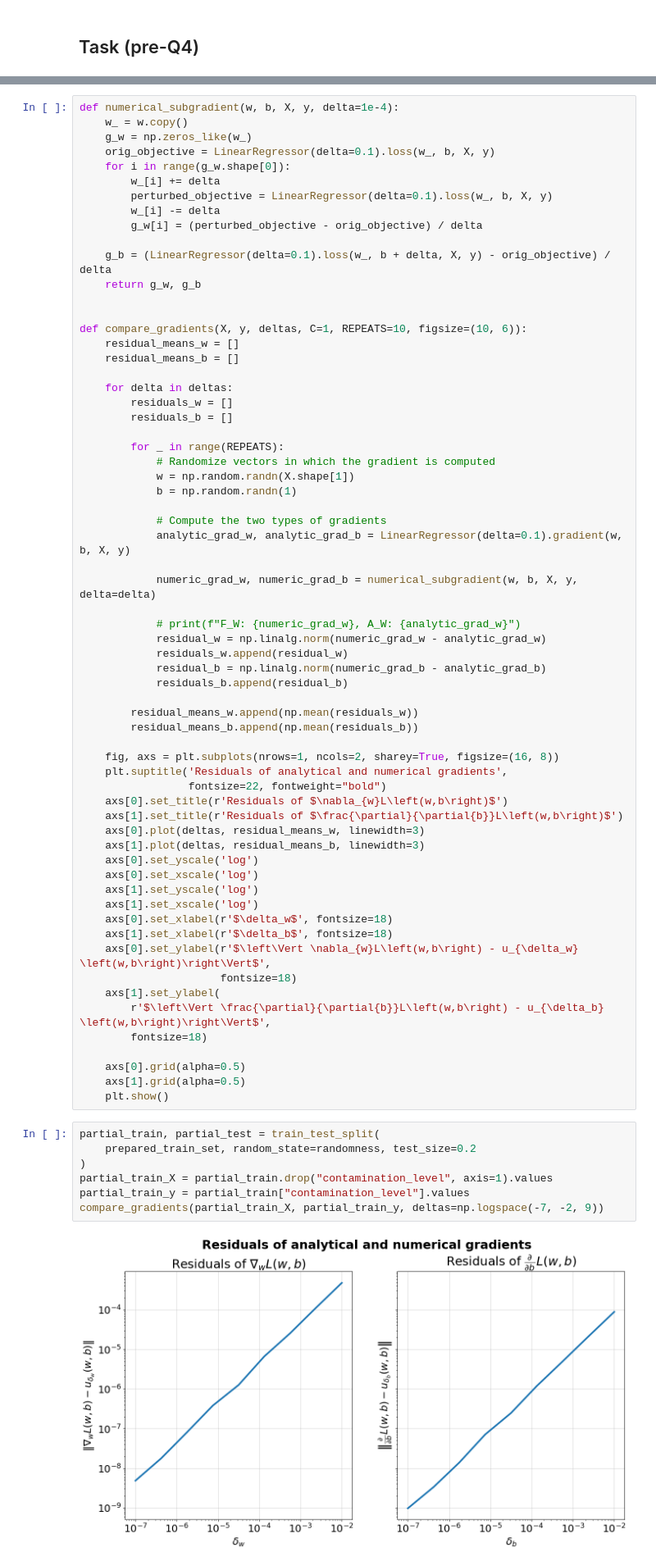
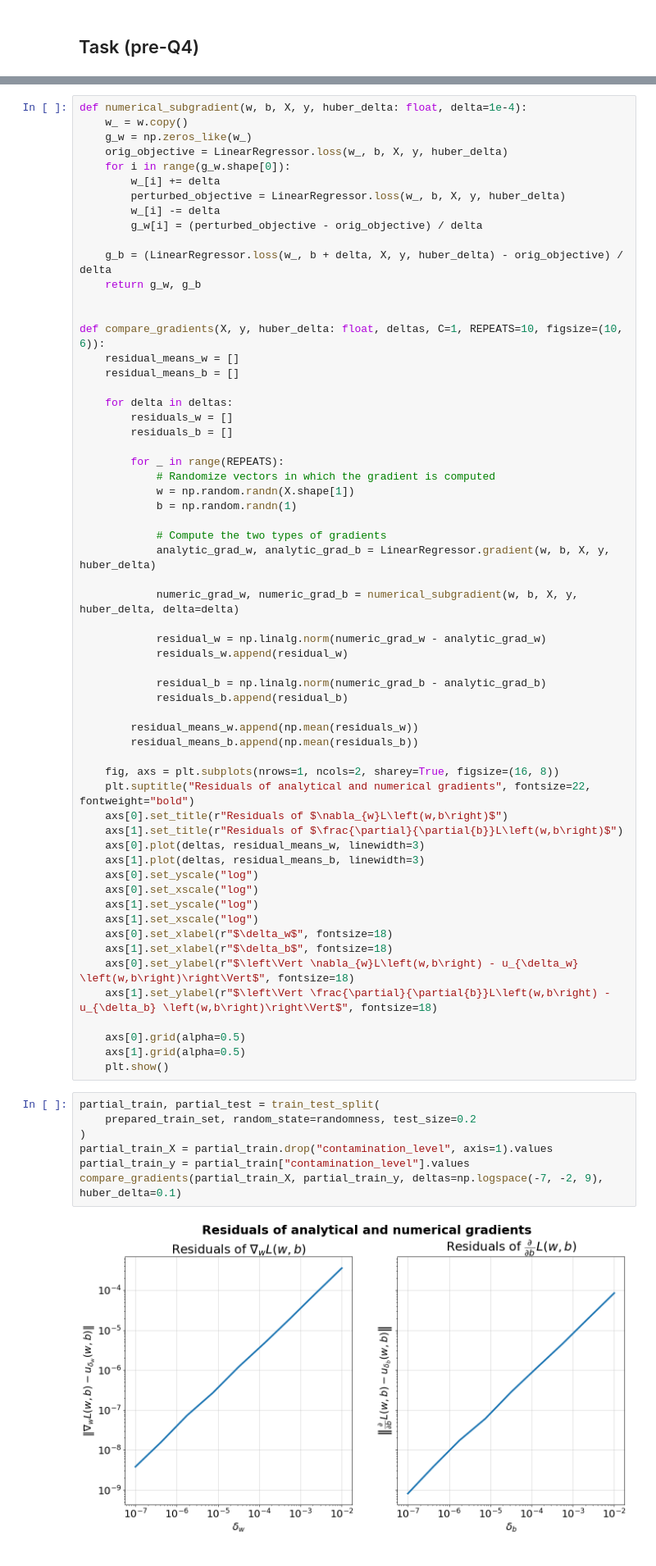
Before and after one commit to dgershko/iml_hw3, a Jupyter notebook: hw3.ipynb, the cells around one changed output, grey strips where cells are left out. Shown at 82% size. Saved outputs shown, nothing was run; the diff lists cells and outputs as text.

```diff
--- a/hw3.ipynb
+++ b/hw3.ipynb
@@ -202,21 +206,21 @@ class LinearRegressor(BaseEstimator, RegressorMixin):
 
         return y_pred
 # %%
-def numerical_subgradient(w, b, X, y, delta=1e-4):
+def numerical_subgradient(w, b, X, y, huber_delta: float, delta=1e-4):
     w_ = w.copy()
     g_w = np.zeros_like(w_)
-    orig_objective = LinearRegressor(delta=0.1).loss(w_, b, X, y)
+    orig_objective = LinearRegressor.loss(w_, b, X, y, huber_delta)
     for i in range(g_w.shape[0]):
         w_[i] += delta
-        perturbed_objective = LinearRegressor(delta=0.1).loss(w_, b, X, y)
+        perturbed_objective = LinearRegressor.loss(w_, b, X, y, huber_delta)
         w_[i] -= delta
         g_w[i] = (perturbed_objective - orig_objective) / delta
 
-    g_b = (LinearRegressor(delta=0.1).loss(w_, b + delta, X, y) - orig_objective) / delta
+    g_b = (LinearRegressor.loss(w_, b + delta, X, y, huber_delta) - orig_objective) / delta
     return g_w, g_b
 
 
-def compare_gradients(X, y, deltas, C=1, REPEATS=10, figsize=(10, 6)):
+def compare_gradients(X, y, huber_delta: float, deltas, C=1, REPEATS=10, figsize=(10, 6)):
     residual_means_w = []
     residual_means_b = []
 
@@ -230,13 +234,13 @@ def compare_gradients(X, y, deltas, C=1, REPEATS=10, figsize=(10, 6)):
             b = np.random.randn(1)
 
             # Compute the two types of gradients
-            analytic_grad_w, analytic_grad_b = LinearRegressor(delta=0.1).gradient(w, b, X, y)
+            analytic_grad_w, analytic_grad_b = LinearRegressor.gradient(w, b, X, y, huber_delta)
 
-            numeric_grad_w, numeric_grad_b = numerical_subgradient(w, b, X, y, delta=delta)
+            numeric_grad_w, numeric_grad_b = numerical_subgradient(w, b, X, y, huber_delta, delta=delta)
 
-            # print(f"F_W: {numeric_grad_w}, A_W: {analytic_grad_w}")
             residual_w = np.linalg.norm(numeric_grad_w - analytic_grad_w)
             residuals_w.append(residual_w)
+
             residual_b = np.linalg.norm(numeric_grad_b - analytic_grad_b)
             residuals_b.append(residual_b)
 
@@ -244,23 +248,19 @@ def compare_gradients(X, y, deltas, C=1, REPEATS=10, figsize=(10, 6)):
         residual_means_b.append(np.mean(residuals_b))
 
     fig, axs = plt.subplots(nrows=1, ncols=2, sharey=True, figsize=(16, 8))
-    plt.suptitle('Residuals of analytical and numerical gradients',
-                 fontsize=22, fontweight="bold")
-    axs[0].set_title(r'Residuals of $\nabla_{w}L\left(w,b\right)$')
-    axs[1].set_title(r'Residuals of $\frac{\partial}{\partial{b}}L\left(w,b\right)$')
+    plt.suptitle("Residuals of analytical and numerical gradients", fontsize=22, fontweight="bold")
+    axs[0].set_title(r"Residuals of $\nabla_{w}L\left(w,b\right)$")
+    axs[1].set_title(r"Residuals of $\frac{\partial}{\partial{b}}L\left(w,b\right)$")
     axs[0].plot(deltas, residual_means_w, linewidth=3)
     axs[1].plot(deltas, residual_means_b, linewidth=3)
-    axs[0].set_yscale('log')
-    axs[0].set_xscale('log')
-    axs[1].set_yscale('log')
-    axs[1].set_xscale('log')
-    axs[0].set_xlabel(r'$\delta_w$', fontsize=18)
-    axs[1].set_xlabel(r'$\delta_b$', fontsize=18)
-    axs[0].set_ylabel(r'$\left\Vert \nabla_{w}L\left(w,b\right) - u_{\delta_w} \left(w,b\right)\right\Vert$',
-                      fontsize=18)
-    axs[1].set_ylabel(
-        r'$\left\Vert \frac{\partial}{\partial{b}}L\left(w,b\right) - u_{\delta_b} \left(w,b\right)\right\Vert$',
-        fontsize=18)
+    axs[0].set_yscale("log")
+    axs[0].set_xscale("log")
+    axs[1].set_yscale("log")
+    axs[1].set_xscale("log")
+    axs[0].set_xlabel(r"$\delta_w$", fontsize=18)
+    axs[1].set_xlabel(r"$\delta_b$", fontsize=18)
+    axs[0].set_ylabel(r"$\left\Vert \nabla_{w}L\left(w,b\right) - u_{\delta_w} \left(w,b\right)\right\Vert$", fontsize=18)
+    axs[1].set_ylabel(r"$\left\Vert \frac{\partial}{\partial{b}}L\left(w,b\right) - u_{\delta_b} \left(w,b\right)\right\Vert$", fontsize=18)
 
     axs[0].grid(alpha=0.5)
     axs[1].grid(alpha=0.5)
@@ -268,12 +268,12 @@ def compare_gradients(X, y, deltas, C=1, REPEATS=10, figsize=(10, 6)):
 # %%
 partial_train, partial_test = train_test_split(
     prepared_train_set, random_state=randomness, test_size=0.2
 )
 partial_train_X = partial_train.drop("contamination_level", axis=1).values
 partial_train_y = partial_train["contamination_level"].values
-compare_gradients(partial_train_X, partial_train_y, deltas=np.logspace(-7, -2, 9))
+compare_gradients(partial_train_X, partial_train_y, deltas=np.logspace(-7, -2, 9), huber_delta=0.1)
 # %% [output]
-[figure, old version]
+[figure, new version]
 # %% [markdown]
 ## Test LR
 # %%
```
Also changed, not shown: parts of 2 cells of this notebook, 5 other files.
